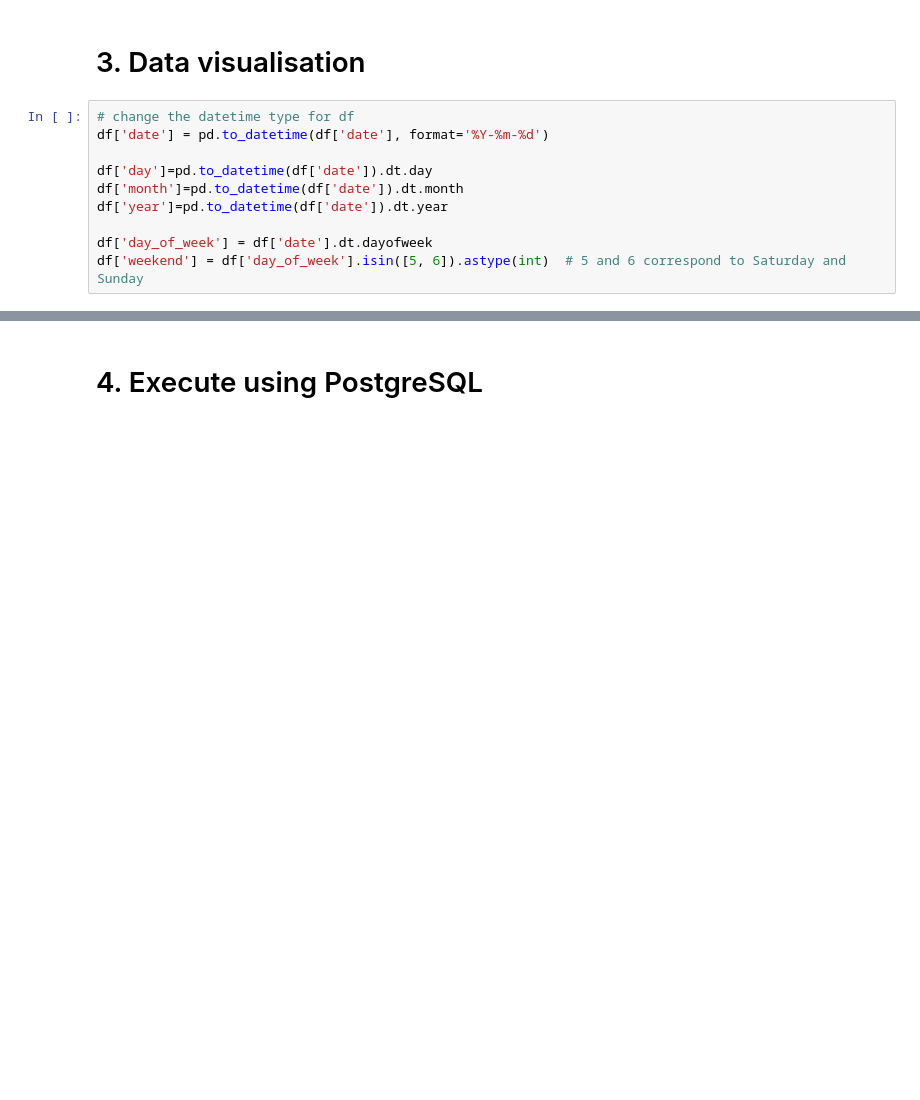
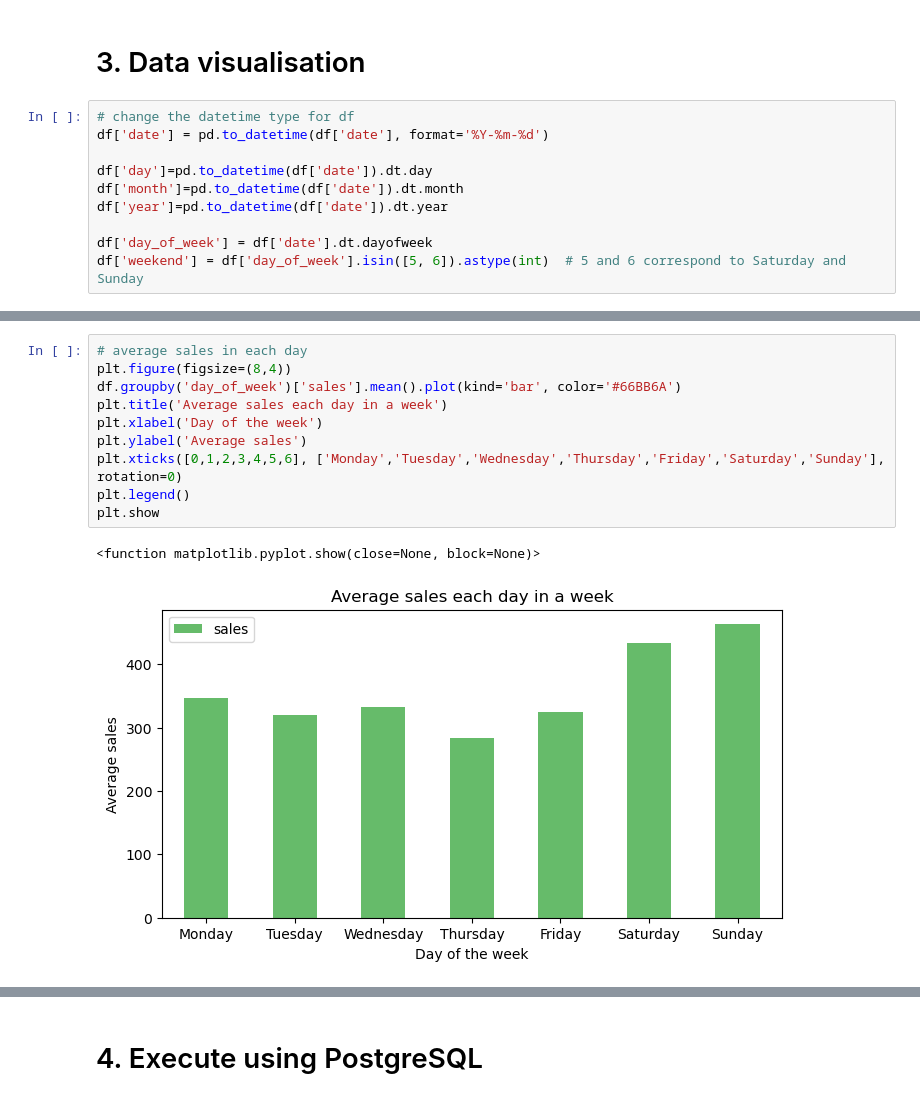
Before and after one commit to Rezkitasyarihna/store_sales_prediction, a Jupyter notebook: store_sales.ipynb, the cells around one changed output, grey strips where cells are left out. Saved outputs shown, nothing was run; the diff lists cells and outputs as text; blank space fills up the shorter version.

```diff
--- a/store_sales.ipynb
+++ b/store_sales.ipynb
@@ -123,3 +158,16 @@ plt.show()
+# %%
+# average sales in each day
+plt.figure(figsize=(8,4))
+df.groupby('day_of_week')['sales'].mean().plot(kind='bar', color='#66BB6A')
+plt.title('Average sales each day in a week')
+plt.xlabel('Day of the week')
+plt.ylabel('Average sales')
+plt.xticks([0,1,2,3,4,5,6], ['Monday','Tuesday','Wednesday','Thursday','Friday','Saturday','Sunday'], rotation=0)
+plt.legend()
+plt.show
+# %% [output]
+<function matplotlib.pyplot.show(close=None, block=None)>
+[figure, added]
 # %%
 # Difference between average sales on holiday vs non-holiday
 # create a column for sales on holiday
```
Also changed, not shown: parts of 9 cells of this notebook.
